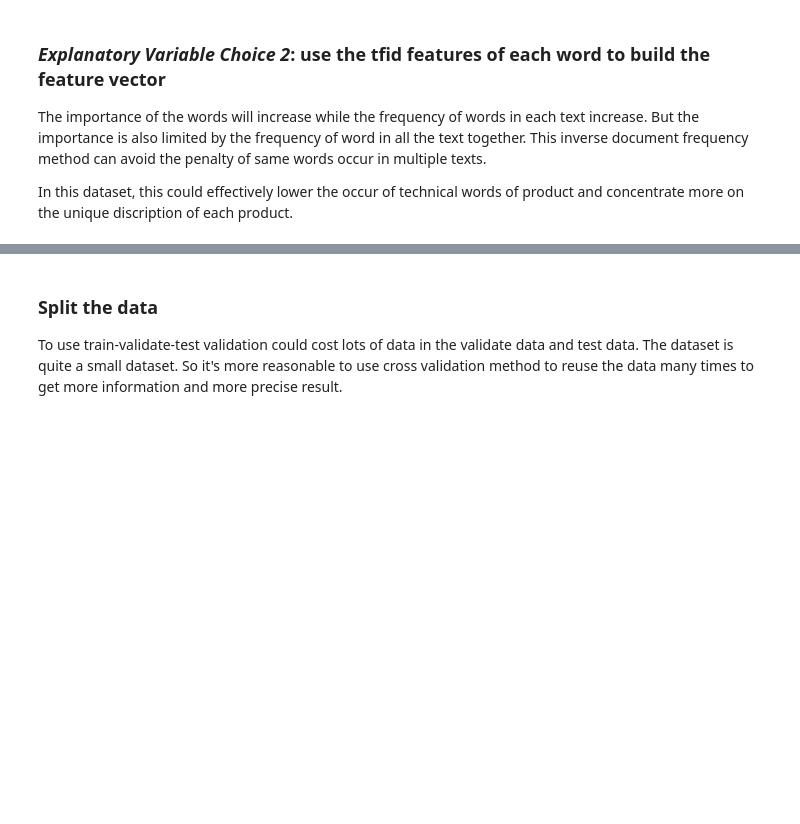
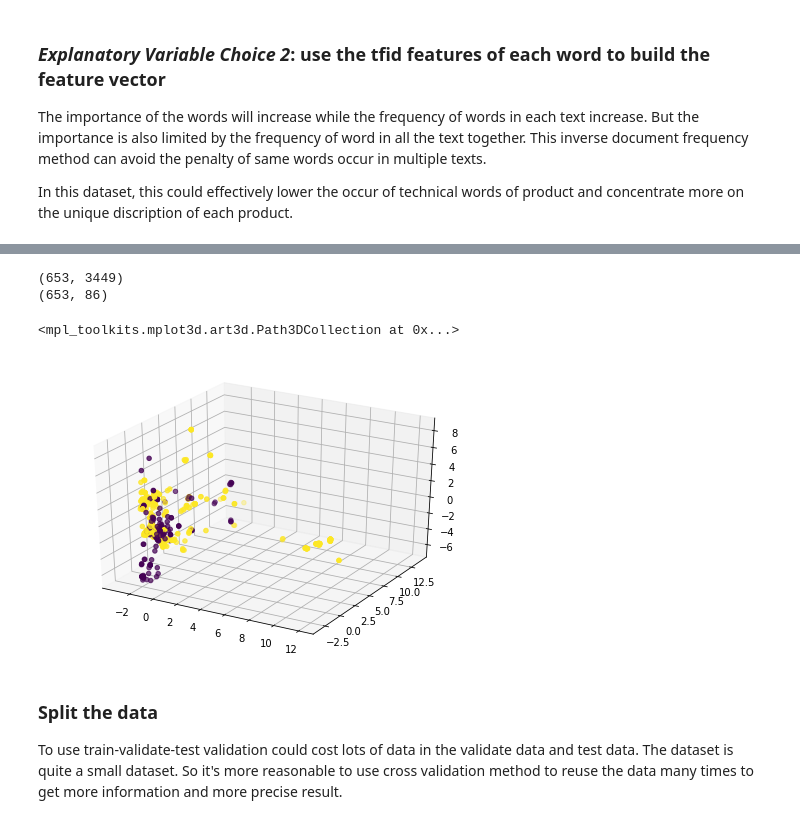
Before and after one commit to CesareGao/analysis_of_fountain_pen_purchase, a Jupyter notebook: training_model.ipynb, the cells around one changed output, grey strips where cells are left out. Cells and saved outputs as stored; diff of their text form; code cells hidden in the pictures; blank space fills up the shorter version.

```diff
--- a/training_model.ipynb
+++ b/training_model.ipynb
@@ -67,3 +81,31 @@ X = vectorizer.fit_transform(clean_text)
+# %%
+clean_text = pens_df.clean_description[pens_df.clean_description.notnull()]
+vectorizer = CountVectorizer(min_df=1)
+X = vectorizer.fit_transform(clean_text)
+
+pca = PCA(n_components=0.9)
+X_pca = pca.fit_transform(X.toarray())
+print(X.shape)
+print(X_pca.shape)
+X = X_pca
+# %% [output]
+(653, 3449)
+(653, 86)
+# %%
+## Try projection with 3D PCA
+clean_text = pens_df.clean_description[pens_df.clean_description.notnull()]
+vectorizer = CountVectorizer(min_df=5)
+X = vectorizer.fit_transform(clean_text)
+
+pca = PCA(n_components=3)
+X_pca = pca.fit_transform(X.toarray())
+
+fig = plt.figure()
+ax = Axes3D(fig)
+ax.scatter(X_pca[:,0], X_pca[:,1],X_pca[:,2], c=y)
+# %% [output]
+<mpl_toolkits.mplot3d.art3d.Path3DCollection at 0x...>
+[figure, added]
 # %% [markdown]
 ### Split the data
 
```
Also changed, not shown: parts of 5 cells of this notebook.
